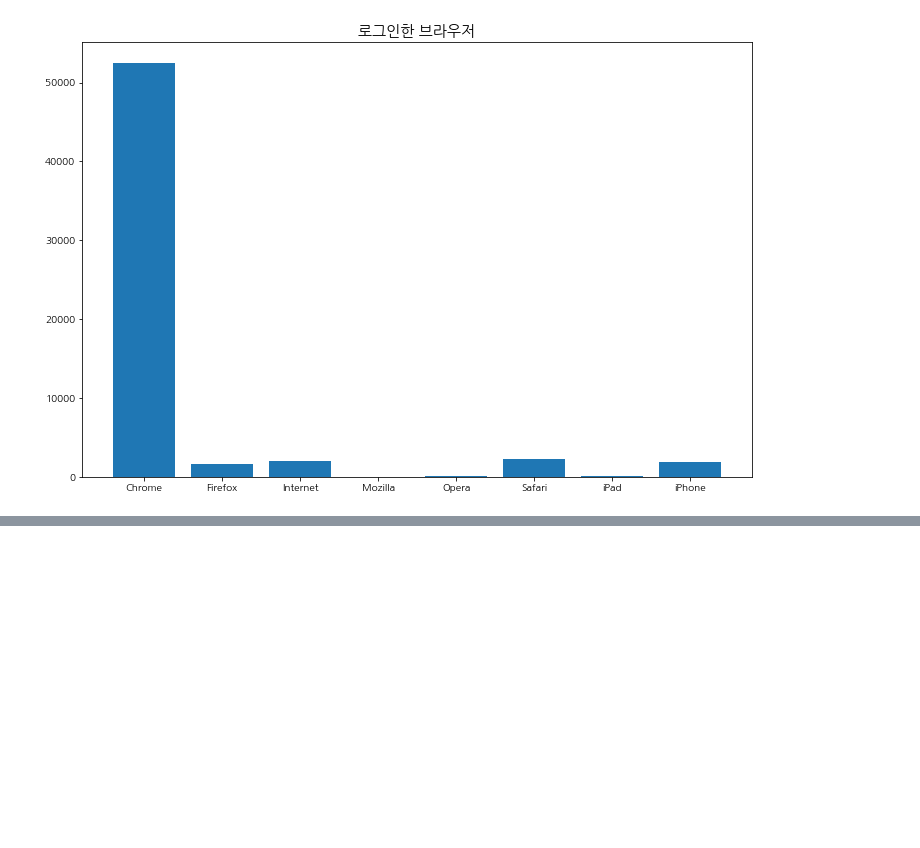
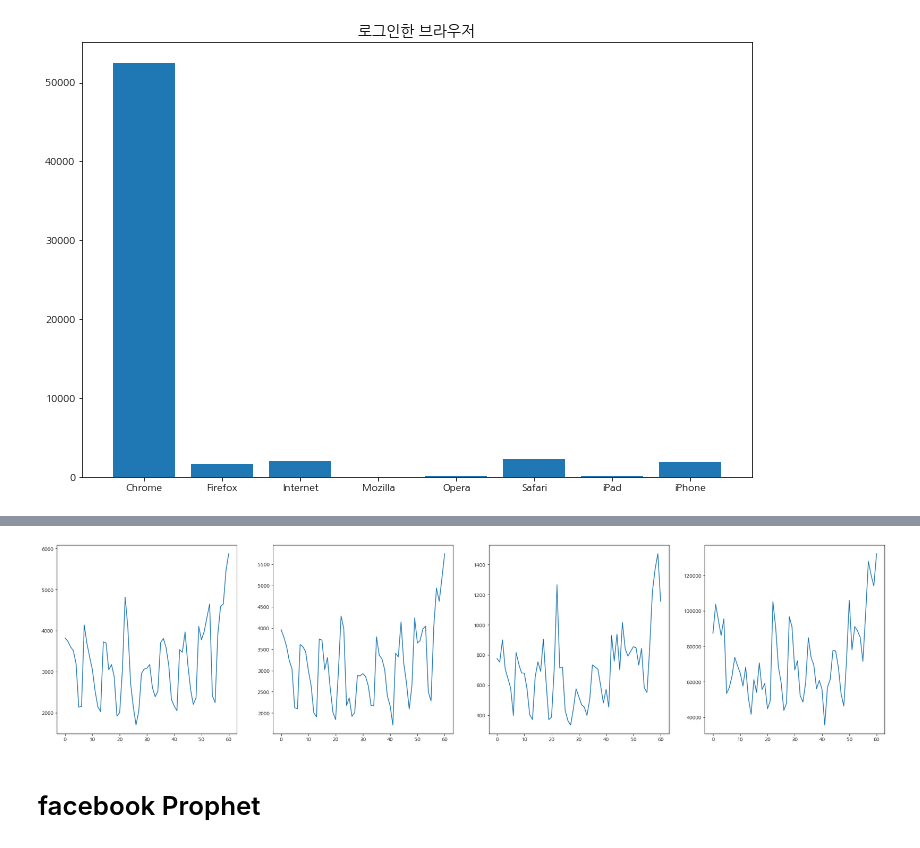
Before and after one commit to Kangsooyeon/2020-DACON-CUP, a Jupyter notebook: 2020_DACON_CUP.ipynb, the cells around one changed output, grey strips where cells are left out. Cells and saved outputs as stored; diff of their text form; code cells hidden in the pictures; blank space fills up the shorter version.

```diff
--- a/2020_DACON_CUP.ipynb
+++ b/2020_DACON_CUP.ipynb
@@ -507,0 +735,19 @@ plt.show()
+# %%
+for s in range(1, WINDOW_SIZE + 1):
+    train_shift["shift_페이지뷰_{}".format(s)] = train_shift["페이지뷰"].shift(s)
+    test_shift["shift_페이지뷰_{}".format(s)] = test_shift["페이지뷰"].shift(s)
+# %%
+X_train = train_shift.dropna().drop("페이지뷰", axis=1)
+y_train = train_shift.dropna()[["페이지뷰"]]
+
+X_test = test_shift.dropna().drop("페이지뷰", axis=1)
+y_test = test_shift.dropna()[["페이지뷰"]]
+
+X_train_val = X_train.values
+y_train_val = y_train.values
+
+X_test_val = X_test.values
+y_test_val = y_test.values
+# %%
+rf_model= RandomForestRegressor(bootstrap=True, n_estimators=30, n_jobs=1, random_state=1104, verbose=0)
+rf_model.fit(X_train, y_train)
@@ -507,0 +768,3 @@ plt.show()
+# %%
+rf_result=np.expm1(rf_model.predict(X_test))
+test_og["페이지뷰"] = sc.inverse_transform((rf_result[:-2]).reshape(-1, 1))
@@ -507,0 +780,15 @@ plt.show()
+# %%
+plt.figure(figsize=(30,7))
+plt.subplot(141)
+plt.plot(test_og["사용자"])
+plt.subplot(142)
+plt.plot(test_og["세션"])
+plt.subplot(143)
+plt.plot(test_og["신규방문자"])
+plt.subplot(144)
+plt.plot(test_og["페이지뷰"])
+plt.show()
+# %% [output]
+[figure, added]
+# %% [markdown]
+# facebook Prophet
```
Also changed, not shown: parts of 73 cells of this notebook.
